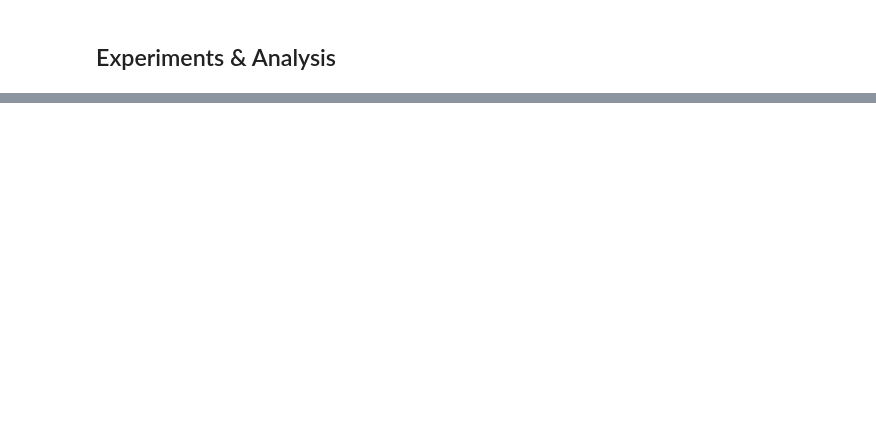
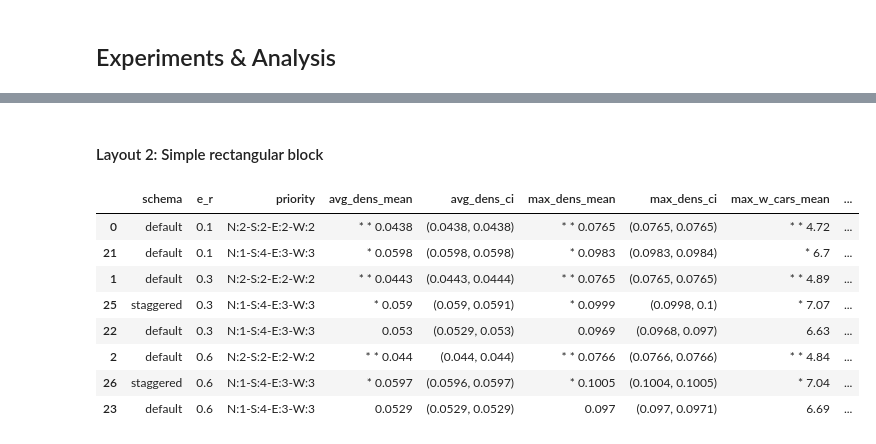
Before and after one commit to ahgoos/cs166-lba, a Jupyter notebook: main_oop.ipynb, the cells around one changed output, grey strips where cells are left out. Cells and saved outputs as stored; diff of their text form; code cells hidden in the pictures; blank space fills up the shorter version.

Commit message:
Final version with data and video

```diff
--- a/main_oop.ipynb
+++ b/main_oop.ipynb
@@ -759,52 +829,58 @@ The Traffic Simulation model represents a simplification of real-world traffic,
 # %% [markdown]
 ## Experiments & Analysis
 # %%
-def trial(size, timesteps, layout, priority, schema):
+def trial(size, timesteps, layout, priority, schema, entry_rate):
     """Runs a single trial run of the simulation. Returns a dictionary of metrics."""
     sim = TrafficSimulation(size=size)
-    sim.setup(instructions=layout, priority=priority, schema=schema)
+    sim.setup(layout=layout, priority=priority, schema=schema, default_entry_rate=entry_rate)
     sim.run_simulation(timesteps=timesteps, draw=0)
     return sim, {
         'average_car_density': sim.avg_car_density,
         'maximum_car_density': sim.max_car_density,
+        'maximum_waiting_cars': sim.max_waiting_cars,
         'average_waiting_time': sim.avg_waiting_time,
         'average_travel_time': sim.avg_travel_time,
     }
 
-def run_experiment(n_runs, size, timesteps, layout, priority, schema, alpha=0.05):
+def run_experiment(n_runs, size, timesteps, layout, priority, schema, entry_rate, alpha=0.05):
     """Runs the simulation n_runs times and returns a dictionary of metrics alongside
     their respective empirical mean and confidence intervals."""
     sims = []
     # Lists to store the results of each run
     avg_car_densities = []
     max_car_densities = []
+    max_waiting_cars = []
     avg_waiting_times = []
     avg_travel_times = []
 
     # Run the simulation n_runs times
     for _ in range(n_runs):
-        sim, results = trial(size, timesteps, layout, priority, schema)
+        sim, results = trial(size, timesteps, layout, priority, schema, entry_rate)
         sims.append(sim)
         avg_car_densities.append(results['average_car_density'])
         max_car_densities.append(results['maximum_car_density'])
+        max_waiting_cars.append(results['maximum_waiting_cars'])
         avg_waiting_times.append(results['average_waiting_time'])
         avg_travel_times.append(results['average_travel_time'])
 
     # Convert lists to numpy arrays for easier manipulation
     avg_car_densities = np.array(avg_car_densities)
     max_car_densities = np.array(max_car_densities)
+    max_waiting_cars = np.array(max_waiting_cars)
     avg_waiting_times = np.array(avg_waiting_times)
     avg_travel_times = np.array(avg_travel_times)
 
     # Compute means
     mean_avg_car_density = np.mean(avg_car_densities)
     mean_max_car_density = np.mean(max_car_densities)
+    mean_max_waiting_cars = np.mean(max_waiting_cars)
     mean_avg_waiting_time = np.mean(avg_waiting_times)
     mean_avg_travel_time = np.mean(avg_travel_times)
 
     # Compute confidence intervals
     ci_avg_car_density = sts.t.interval(alpha, n_runs-1, loc=mean_avg_car_density, scale=sts.sem(avg_car_densities))
     ci_max_car_density = sts.t.interval(alpha, n_runs-1, loc=mean_max_car_density, scale=sts.sem(max_car_densities))
+    ci_max_waiting_cars = sts.t.interval(alpha, n_runs-1, loc=mean_max_waiting_cars, scale=sts.sem(max_waiting_cars))
     ci_avg_waiting_time = sts.t.interval(alpha, n_runs-1, loc=mean_avg_waiting_time, scale=sts.sem(avg_waiting_times))
     ci_avg_travel_time = sts.t.interval(alpha, n_runs-1, loc=mean_avg_travel_time, scale=sts.sem(avg_travel_times))
 
@@ -812,6 +888,7 @@ def run_experiment(n_runs, size, timesteps, layout, priority, schema, alpha=0.05
     return sims, {
         'average_car_density': (mean_avg_car_density, ci_avg_car_density),
         'maximum_car_density': (mean_max_car_density, ci_max_car_density),
+        'maximum_waiting_cars': (mean_max_waiting_cars, ci_max_waiting_cars),
         'average_waiting_time': (mean_avg_waiting_time, ci_avg_waiting_time),
         'average_travel_time': (mean_avg_travel_time, ci_avg_travel_time),
     }
@@ -836,3 +894,0 @@ sims[-1].plot_simulation(pic=1, timestep=-1, anim=0, logs=0, save=0, filename='s
-# %%
-for x in strategy1_results:
-    print(x, strategy1_results[x])
@@ -850,0 +1008,2 @@ for x in strategy1_results:
+# %% [markdown]
+#### Layout 2: Simple rectangular block
@@ -850,0 +1050,56 @@ for x in strategy1_results:
+# %%
+# Combine lists into a dictionary
+metrics2 = pd.DataFrame({
+    'schema': schema2,
+    'e_r': entry_rate2,
+    'priority': priority2,
+    'avg_dens': avg_car_density2,
+    'max_dens': max_car_density2,
+    'max_w_cars': max_waiting_cars2,
+    'avg_w_time': avg_waiting_time2,
+    'avg_travel': avg_travel_time2
+})
+
+# Cleaning stuff up a bit for readability, replace nested tuples with mean
+for col in list(metrics2.columns):
+    if col == 'priority':
+        metrics2[col] = metrics2[col].apply(lambda x: '-'.join([f'{k}:{v}' for k,v in x.items()]))
+    # Only look at the metrics columns
+    if col.startswith(('avg', 'max')):
+        rounded_means = []
+        rounded_conf_intervals = []
+        # Iterate over each value and round mean and ci to 4 decimals
+        for mean, conf_interval in metrics2[col]:
+            rounded_means.append(round(mean, 4))
+            rounded_conf_intervals.append(tuple(round(x, 4) for x in conf_interval))
+        # Add column with the rounded means and confidence intervals
+        metrics2[f'{col}_mean'] = rounded_means
+        metrics2[f'{col}_ci'] = rounded_conf_intervals
+        # Remove old column
+        metrics2.drop(columns=col, inplace=True)
+
+# Define lists of columns for average and maximum metrics
+min_cols2 = [col for col in metrics2.columns if ('avg' in col or 'max' in col) and '_mean' in col]
+
+# Initialize an empty DataFrame to store the best rows
+best_rows2 = pd.DataFrame()
+
+# For each metric, find the row with the minimum value for each entry_rate
+for col in min_cols:
+    min_rows = metrics2.loc[metrics2.groupby('e_r')[col].idxmin()]
+    best_rows = pd.concat([best_rows, min_rows])
+    best_rows[col] = best_rows[col].apply(lambda x: f'* {x}')
+clean_best_rows2 = best_rows.drop_duplicates(subset=['e_r', 'schema', 'priority'])
+
+# Sort best priority and schema for each entry rate
+clean_best_rows2.sort_values(by='e_r')
+# %% [output]
+|  | schema | e_r | priority | avg_dens_mean | avg_dens_ci | max_dens_mean | max_dens_ci | max_w_cars_mean | ... |
+| 0 | default | 0.1 | N:2-S:2-E:2-W:2 | * * 0.0438 | (0.0438, 0.0438) | * * 0.0765 | (0.0765, 0.0765) | * * 4.72 | ... |
+| 21 | default | 0.1 | N:1-S:4-E:3-W:3 | * 0.0598 | (0.0598, 0.0598) | * 0.0983 | (0.0983, 0.0984) | * 6.7 | ... |
+| 1 | default | 0.3 | N:2-S:2-E:2-W:2 | * * 0.0443 | (0.0443, 0.0444) | * * 0.0765 | (0.0765, 0.0765) | * * 4.89 | ... |
+| 25 | staggered | 0.3 | N:1-S:4-E:3-W:3 | * 0.059 | (0.059, 0.0591) | * 0.0999 | (0.0998, 0.1) | * 7.07 | ... |
+| 22 | default | 0.3 | N:1-S:4-E:3-W:3 | 0.053 | (0.0529, 0.053) | 0.0969 | (0.0968, 0.097) | 6.63 | ... |
+| 2 | default | 0.6 | N:2-S:2-E:2-W:2 | * * 0.044 | (0.044, 0.044) | * * 0.0766 | (0.0766, 0.0766) | * * 4.84 | ... |
+| 26 | staggered | 0.6 | N:1-S:4-E:3-W:3 | * 0.0597 | (0.0596, 0.0597) | * 0.1005 | (0.1004, 0.1005) | * 7.04 | ... |
+| 23 | default | 0.6 | N:1-S:4-E:3-W:3 | 0.0529 | (0.0529, 0.0529) | 0.097 | (0.097, 0.0971) | 6.69 | ... |
```
Also changed, not shown: parts of 21 cells of this notebook, 1 other file.
